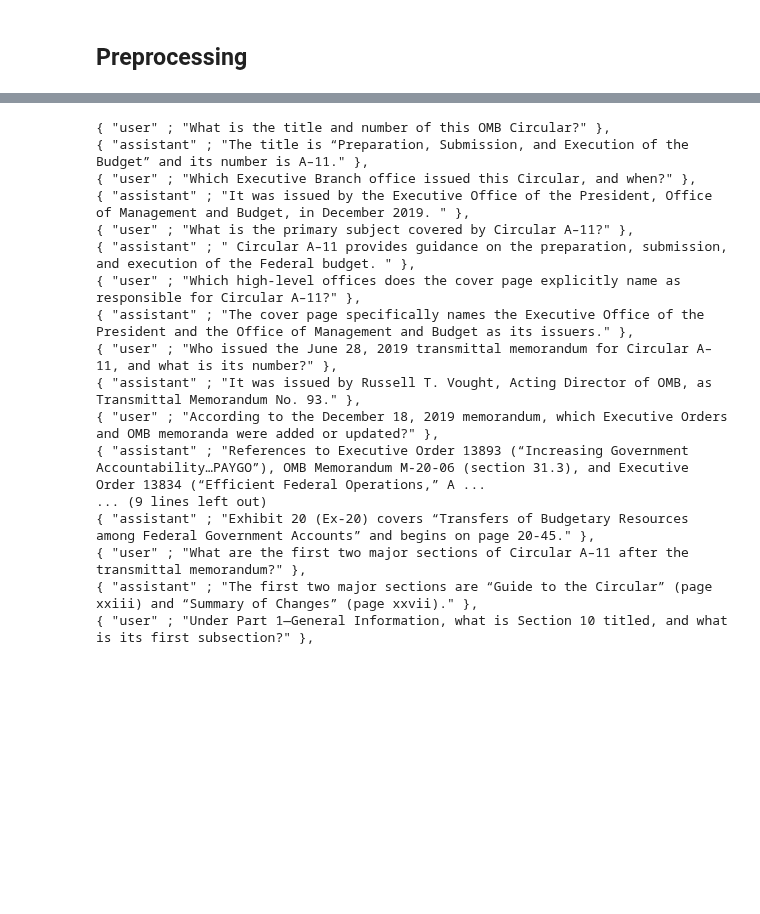
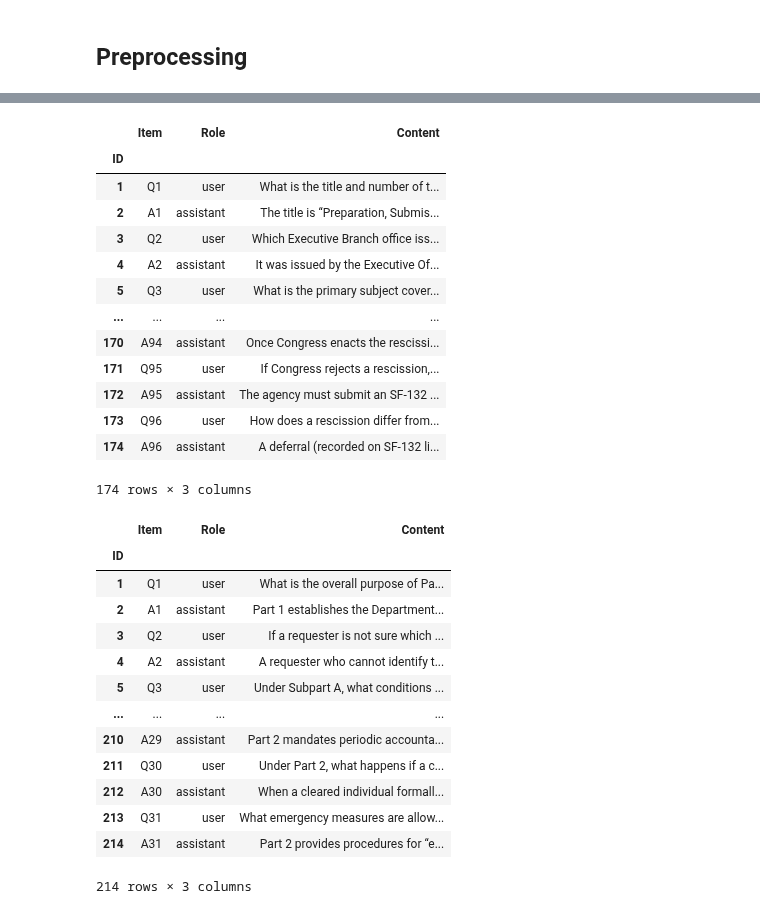
Before and after one commit to is-leeroy-jenkins/Boo, a Jupyter notebook: ipynb/tiggr.ipynb, the cells around one changed output, grey strips where cells are left out. Cells and saved outputs as stored; diff of their text form; code cells hidden in the pictures; blank space fills up the shorter version.

```diff
--- a/ipynb/tiggr.ipynb
+++ b/ipynb/tiggr.ipynb
@@ -1250,9 +1376,28 @@ question =  f'"role": "user", "content": "{Q}"' + '},'
 answer = '{' + f'"role": "assistant", "content": "{A}" ' + '}]}'
 end = ']}'
 # %%
+# Define Data
 xl_omba11 = pd.read_excel( a11, sheet_name='Training' )
 names = [ 'ID', 'Item', 'Role', 'Content' ]
-idx = xl_omba11.index
-df_omba11 = pd.DataFrame( data=xl_omba11, columns=names, index=idx  )
-df_omba11 = df_omba11.reset_index( ).set_index( 'ID' )
+a11_idx = xl_omba11.index
+df_omba11 = pd.DataFrame( data=xl_omba11, columns=names, index=a11_idx  )
+df_omba11 = df_omba11.set_index( 'ID' )
 omb_rows = len( df_omba11  )
+# %%
+# View Dataframe
+df_omba11
+# %% [output]
+|  | Item | Role | Content |
+| ID |  |  |  |
+| 1 | Q1 | user | What is the title and number of t... |
+| 2 | A1 | assistant | The title is “Preparation, Submis... |
+| 3 | Q2 | user | Which Executive Branch office iss... |
+| 4 | A2 | assistant | It was issued by the Executive Of... |
+| 5 | Q3 | user | What is the primary subject cover... |
+| ... | ... | ... | ... |
+| 170 | A94 | assistant | Once Congress enacts the rescissi... |
+| 171 | Q95 | user | If Congress rejects a rescission,... |
+| 172 | A95 | assistant | The agency must submit an SF-132 ... |
+| 173 | Q96 | user | How does a rescission differ from... |
+| 174 | A96 | assistant | A deferral (recorded on SF-132 li... |
+174 rows × 3 columns
@@ -1262,23 +1415,19 @@ df_cfr31 = pd.DataFrame( xl_cfr31 )
 cfr_rows = len( df_cfr31 )
-# %%
-for r in range( 25 ):
-	record = f' "{df_omba11.iloc[ r, 2 ]}" ; "{df_omba11.iloc[ r, 3 ]}" '
-	print(  '{' + record + '},' )
-# %% [output]
-{ "user" ; "What is the title and number of this OMB Circular?" },
-{ "assistant" ; "The title is “Preparation, Submission, and Execution of the Budget” and its number is A–11." },
-{ "user" ; "Which Executive Branch office issued this Circular, and when?" },
-{ "assistant" ; "It was issued by the Executive Office of the President, Office of Management and Budget, in December 2019. " },
-{ "user" ; "What is the primary subject covered by Circular A–11?" },
-{ "assistant" ; " Circular A–11 provides guidance on the preparation, submission, and execution of the Federal budget. " },
-{ "user" ; "Which high-level offices does the cover page explicitly name as responsible for Circular A–11?" },
-{ "assistant" ; "The cover page specifically names the Executive Office of the President and the Office of Management and Budget as its issuers." },
-{ "user" ; "Who issued the June 28, 2019 transmittal memorandum for Circular A–11, and what is its number?" },
-{ "assistant" ; "It was issued by Russell T. Vought, Acting Director of OMB, as Transmittal Memorandum No. 93." },
-{ "user" ; "According to the December 18, 2019 memorandum, which Executive Orders and OMB memoranda were added or updated?" },
-{ "assistant" ; "References to Executive Order 13893 (“Increasing Government Accountability…PAYGO”), OMB Memorandum M-20-06 (section 31.3), and Executive Order 13834 (“Efficient Federal Operations,” A ...
-... (9 lines left out)
-{ "assistant" ; "Exhibit 20 (Ex-20) covers “Transfers of Budgetary Resources among Federal Government Accounts” and begins on page 20-45." },
-{ "user" ; "What are the first two major sections of Circular A–11 after the transmittal memorandum?" },
-{ "assistant" ; "The first two major sections are “Guide to the Circular” (page xxiii) and “Summary of Changes” (page xxvii)." },
-{ "user" ; "Under Part 1—General Information, what is Section 10 titled, and what is its first subsection?" },
+# %%
+# View Dataframe
+df_cfr31
+# %% [output]
+|  | Item | Role | Content |
+| ID |  |  |  |
+| 1 | Q1 | user | What is the overall purpose of Pa... |
+| 2 | A1 | assistant | Part 1 establishes the Department... |
+| 3 | Q2 | user | If a requester is not sure which ... |
+| 4 | A2 | assistant | A requester who cannot identify t... |
+| 5 | Q3 | user | Under Subpart A, what conditions ... |
+| ... | ... | ... | ... |
+| 210 | A29 | assistant | Part 2 mandates periodic accounta... |
+| 211 | Q30 | user | Under Part 2, what happens if a c... |
+| 212 | A30 | assistant | When a cleared individual formall... |
+| 213 | Q31 | user | What emergency measures are allow... |
+| 214 | A31 | assistant | Part 2 provides procedures for “e... |
+214 rows × 3 columns
```
Also changed, not shown: parts of 49 cells of this notebook, 28 other files.
